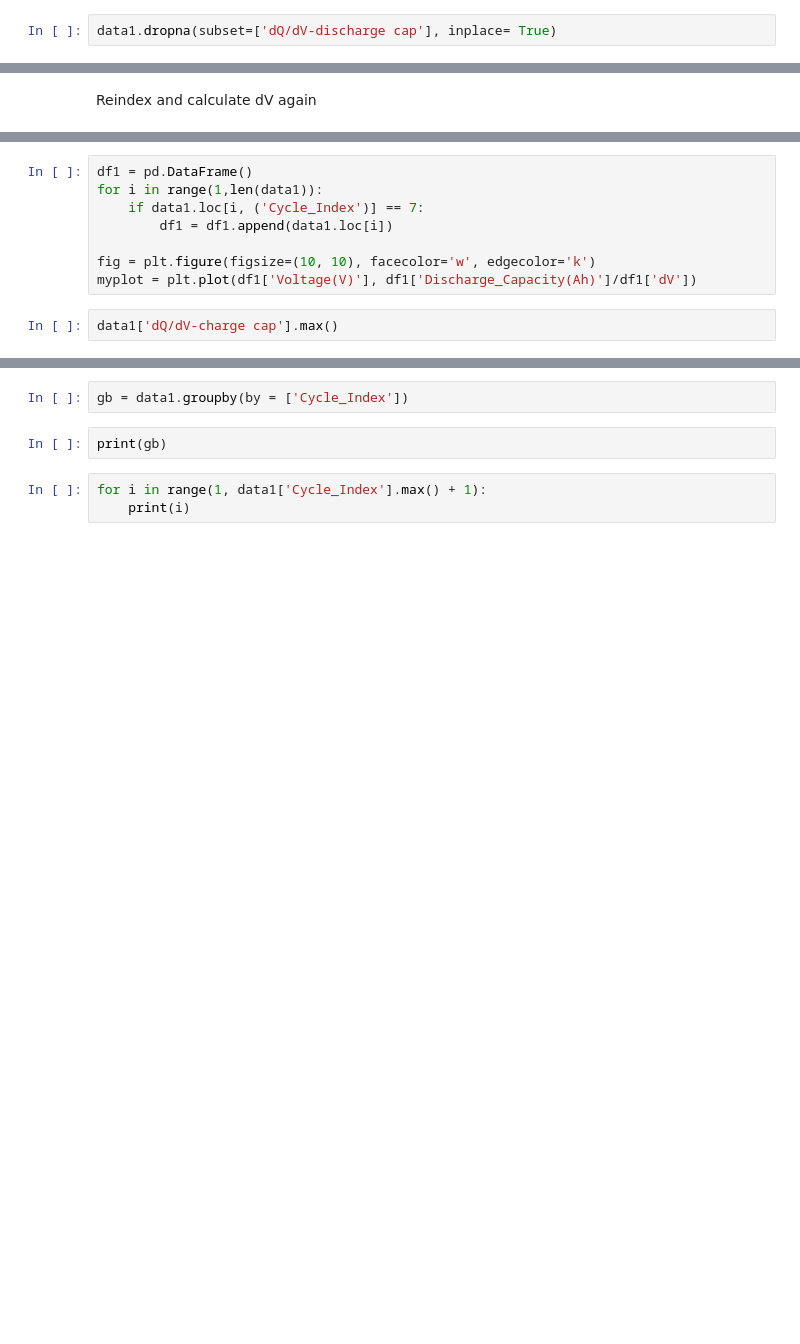
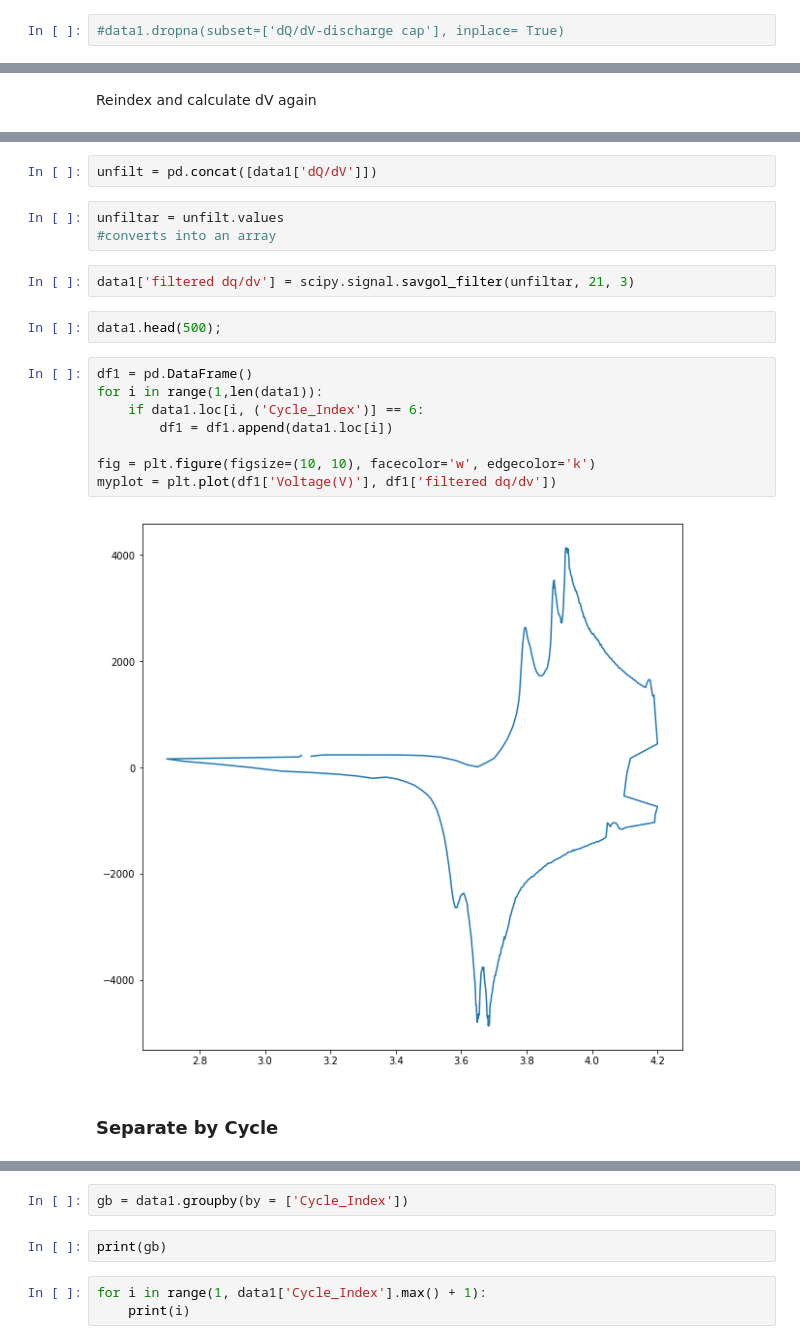
Before and after one commit to nicolet5/DiffCapAnalyzer, a Jupyter notebook: ourproject/CleanData.ipynb, the cells around one changed output, grey strips where cells are left out. Saved outputs shown, nothing was run; the diff lists cells and outputs as text; blank space fills up the shorter version.

Commit message:
edited cleandata - added sav golay filter stuff

```diff
--- a/ourproject/CleanData.ipynb
+++ b/ourproject/CleanData.ipynb
@@ -119,3 +141,3 @@ data1 = data1.replace([np.inf, -np.inf], np.nan).dropna(subset=["dQ/dV-discharge
 # %%
-data1.dropna(subset=['dQ/dV-discharge cap'], inplace= True)
+#data1.dropna(subset=['dQ/dV-discharge cap'], inplace= True)
 # %%
@@ -136,12 +176,23 @@ Plot
+# %%
+unfilt = pd.concat([data1['dQ/dV']])
+# %%
+unfiltar = unfilt.values
+#converts into an array
+# %%
+data1['filtered dq/dv'] = scipy.signal.savgol_filter(unfiltar, 21, 3)
+# %%
+data1.head(500);
 # %%
 df1 = pd.DataFrame()
 for i in range(1,len(data1)):
-    if data1.loc[i, ('Cycle_Index')] == 7:
+    if data1.loc[i, ('Cycle_Index')] == 6:
         df1 = df1.append(data1.loc[i])
 
 fig = plt.figure(figsize=(10, 10), facecolor='w', edgecolor='k')
-myplot = plt.plot(df1['Voltage(V)'], df1['Discharge_Capacity(Ah)']/df1['dV'])
+myplot = plt.plot(df1['Voltage(V)'], df1['filtered dq/dv'])
+# %% [output]
+[figure, added]
-# %%
-data1['dQ/dV-charge cap'].max()
+# %% [markdown]
+### Separate by Cycle
 # %%
 data1['Cycle_Index'].max()
```
Also changed, not shown: parts of 22 cells of this notebook.
